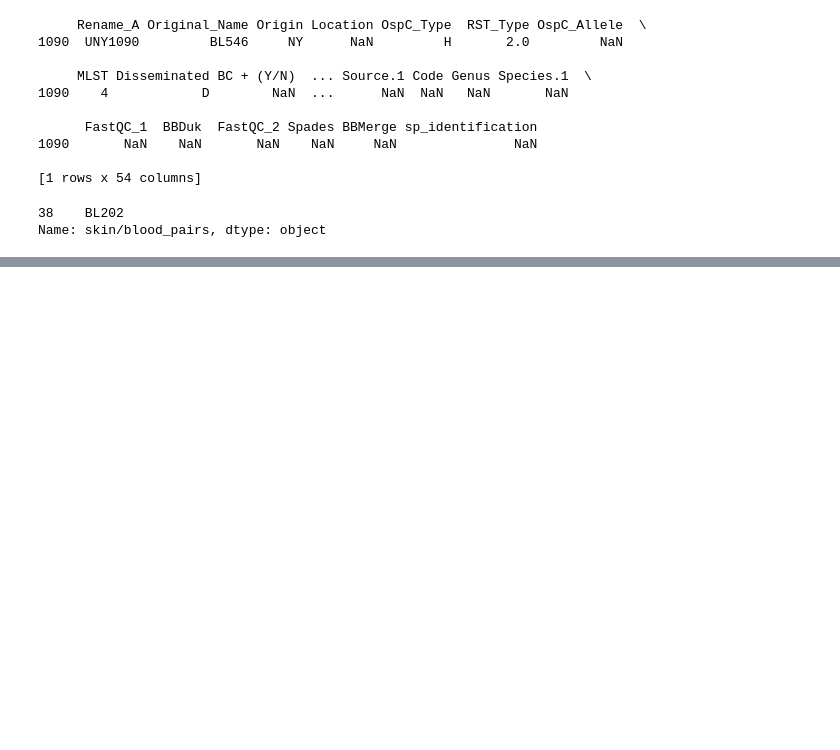
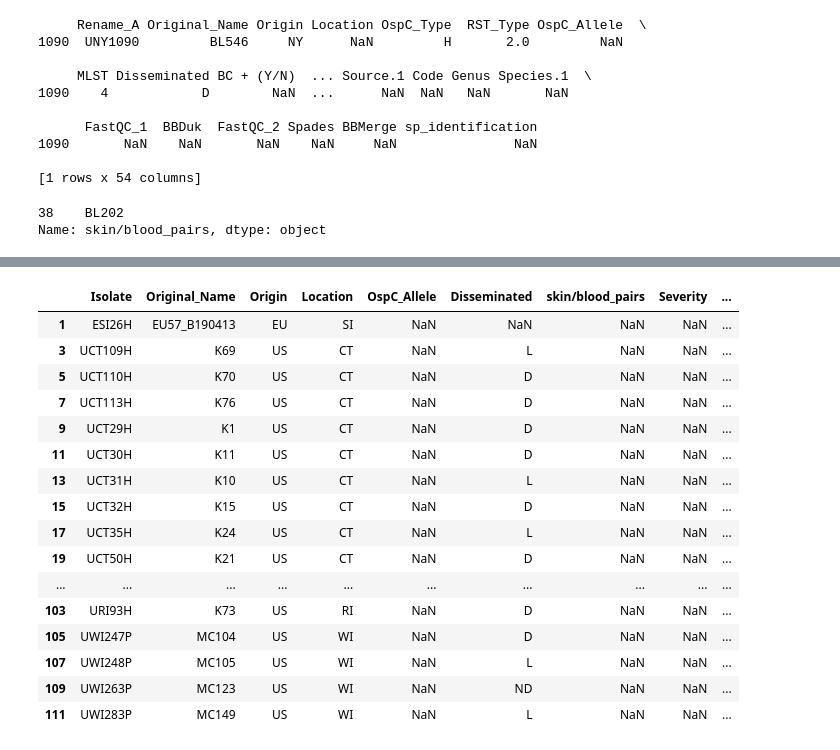
Before and after one commit to mjfos2r/longread_pangenome, a Jupyter notebook: notebooks/metadata/pair_finding/final_attempt.ipynb, the cells around one changed output, grey strips where cells are left out. Cells and saved outputs as stored; diff of their text form; code cells hidden in the pictures; blank space fills up the shorter version.

```diff
--- a/notebooks/metadata/pair_finding/final_attempt.ipynb
+++ b/notebooks/metadata/pair_finding/final_attempt.ipynb
@@ -815,0 +795,3 @@ new: /Users/mf019/bioinformatics/longread_GWAS/assemblies/paired_assemblies/anno
+# %%
+filtered_merged = merged.drop(columns=['OspC_Type', 'RST_Type', 'MLST', 'Is_Male', 'Is_Female', 'Dissem_binary', 'ACA_binary', 'LNB_binary', 'Notes', 'Dx', 'Original_Sample_Type', 'Genospecies', 'Host'])
+filtered_merged['Original_Name'] = filtered_merged['Original_Name'].apply(lambda x: x[:-1] if x.endswith(('P', 'H')) else x)
@@ -815,0 +831,5 @@ new: /Users/mf019/bioinformatics/longread_GWAS/assemblies/paired_assemblies/anno
+# %%
+v6_nonlumina = v6_df[v6_df['method'] != 'illumina']
+v6_lumina = v6_df[v6_df['method'] == 'illumina']
+print(v6_nonlumina.keys())
+print(v6_lumina.keys())
@@ -815,0 +861,4 @@ new: /Users/mf019/bioinformatics/longread_GWAS/assemblies/paired_assemblies/anno
+# %%
+v6_nonlumina['paired_sample'] = v6_nonlumina['paired_sample'].astype(str)
+v6_nonlumina['method'] = v6_nonlumina['method'].astype(str)
+v6_nonlumina['newname_2'] = v6_nonlumina.apply(lambda row: row['paired_sample'] + str('P') if row['method'] == 'pacbio' else (row['paired_sample'] + str('H') if row['method'] == 'hybrid' else str('')), axis=1)
@@ -815,0 +897,6 @@ new: /Users/mf019/bioinformatics/longread_GWAS/assemblies/paired_assemblies/anno
+# %%
+
+filtered_v6_il = v6_lumina.drop(columns=['Origin', 'Location','Disseminated', 'method','skin/blood_pairs', 'newname', 'paired_sample'])
+filtered_v6_nil = v6_nonlumina.drop(columns=['Isolate','Origin', 'Location','Disseminated', 'method','skin/blood_pairs'])
+print(filtered_v6_il)
+print(filtered_v6_nil)
@@ -815,0 +921,22 @@ new: /Users/mf019/bioinformatics/longread_GWAS/assemblies/paired_assemblies/anno
+# %%
+v8_merged_nil = filtered_merged.merge(filtered_v6_nil, left_on='Isolate', right_on='newname_2', how='left')
+v8_merged_nil = v8_merged_nil[v8_merged_nil['Isolate'].str.endswith(('H', 'P'))]
+v8_merged_nil
+# %% [output]
+|  | Isolate | Original_Name | Origin | Location | OspC_Allele | Disseminated | skin/blood_pairs | Severity | ... |
+| 1 | ESI26H | EU57_B190413 | EU | SI | NaN | NaN | NaN | NaN | ... |
+| 3 | UCT109H | K69 | US | CT | NaN | L | NaN | NaN | ... |
+| 5 | UCT110H | K70 | US | CT | NaN | D | NaN | NaN | ... |
+| 7 | UCT113H | K76 | US | CT | NaN | D | NaN | NaN | ... |
+| 9 | UCT29H | K1 | US | CT | NaN | D | NaN | NaN | ... |
+| 11 | UCT30H | K11 | US | CT | NaN | D | NaN | NaN | ... |
+| 13 | UCT31H | K10 | US | CT | NaN | L | NaN | NaN | ... |
+| 15 | UCT32H | K15 | US | CT | NaN | D | NaN | NaN | ... |
+| 17 | UCT35H | K24 | US | CT | NaN | L | NaN | NaN | ... |
+| 19 | UCT50H | K21 | US | CT | NaN | D | NaN | NaN | ... |
+| ... | ... | ... | ... | ... | ... | ... | ... | ... | ... |
+| 103 | URI93H | K73 | US | RI | NaN | D | NaN | NaN | ... |
+| 105 | UWI247P | MC104 | US | WI | NaN | D | NaN | NaN | ... |
+| 107 | UWI248P | MC105 | US | WI | NaN | L | NaN | NaN | ... |
+| 109 | UWI263P | MC123 | US | WI | NaN | ND | NaN | NaN | ... |
+| 111 | UWI283P | MC149 | US | WI | NaN | L | NaN | NaN | ... |
```
Also changed, not shown: parts of 24 cells of this notebook, 4 other files.
